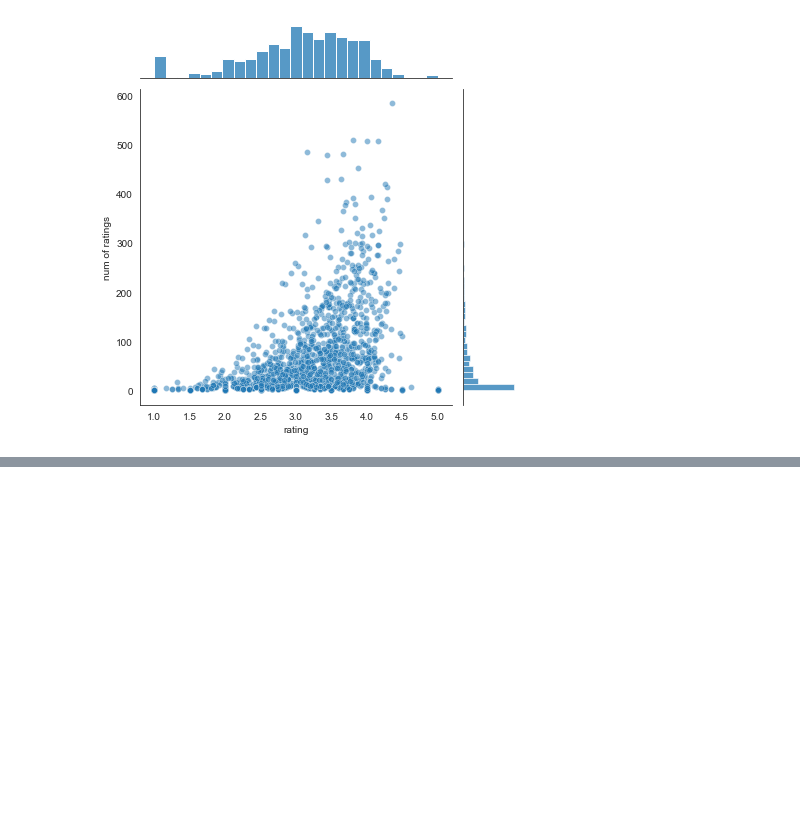
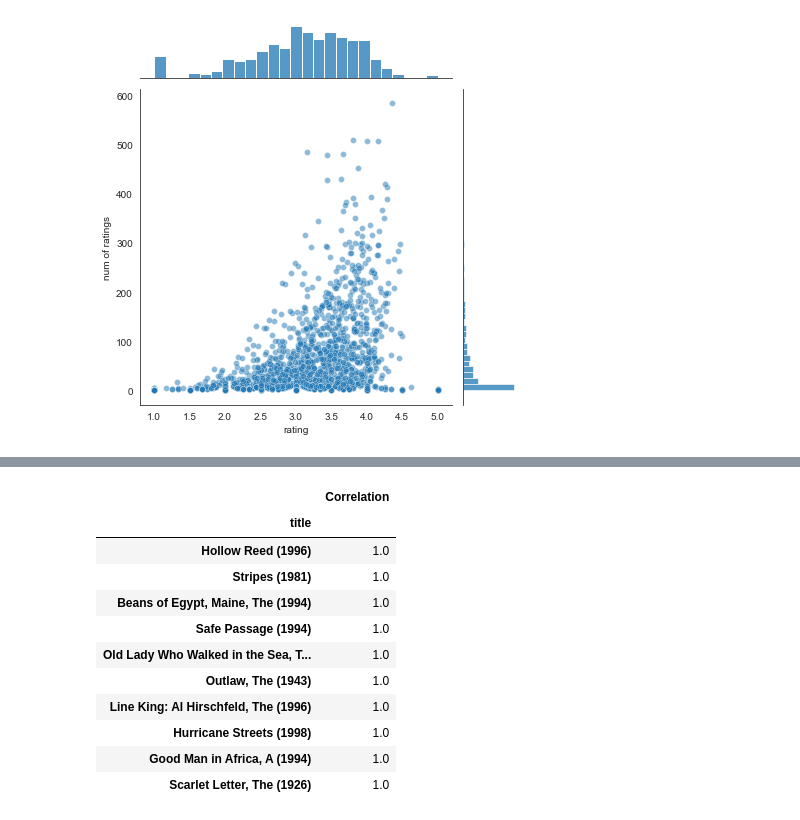
Before and after one commit to GKPSingh/M4D17, a Jupyter notebook: Recommender Systems.ipynb, the cells around one changed output, grey strips where cells are left out. Drawn from its saved outputs; the diff is of its cells as text; code cells hidden in the pictures; blank space fills up the shorter version.

```diff
--- a/Recommender Systems.ipynb
+++ b/Recommender Systems.ipynb
@@ -116,0 +183,15 @@ sns.jointplot(x = 'rating', y = 'num of ratings', data = ratings, alpha = 0.5);
+# %%
+corr_starwars.sort_values('Correlation', ascending = False).head(10)
+# %% [output]
+|  | Correlation |
+| title |  |
+| Hollow Reed (1996) | 1.0 |
+| Stripes (1981) | 1.0 |
+| Beans of Egypt, Maine, The (1994) | 1.0 |
+| Safe Passage (1994) | 1.0 |
+| Old Lady Who Walked in the Sea, T... | 1.0 |
+| Outlaw, The (1943) | 1.0 |
+| Line King: Al Hirschfeld, The (1996) | 1.0 |
+| Hurricane Streets (1998) | 1.0 |
+| Good Man in Africa, A (1994) | 1.0 |
+| Scarlet Letter, The (1926) | 1.0 |
```
Also changed, not shown: parts of 16 cells of this notebook.
